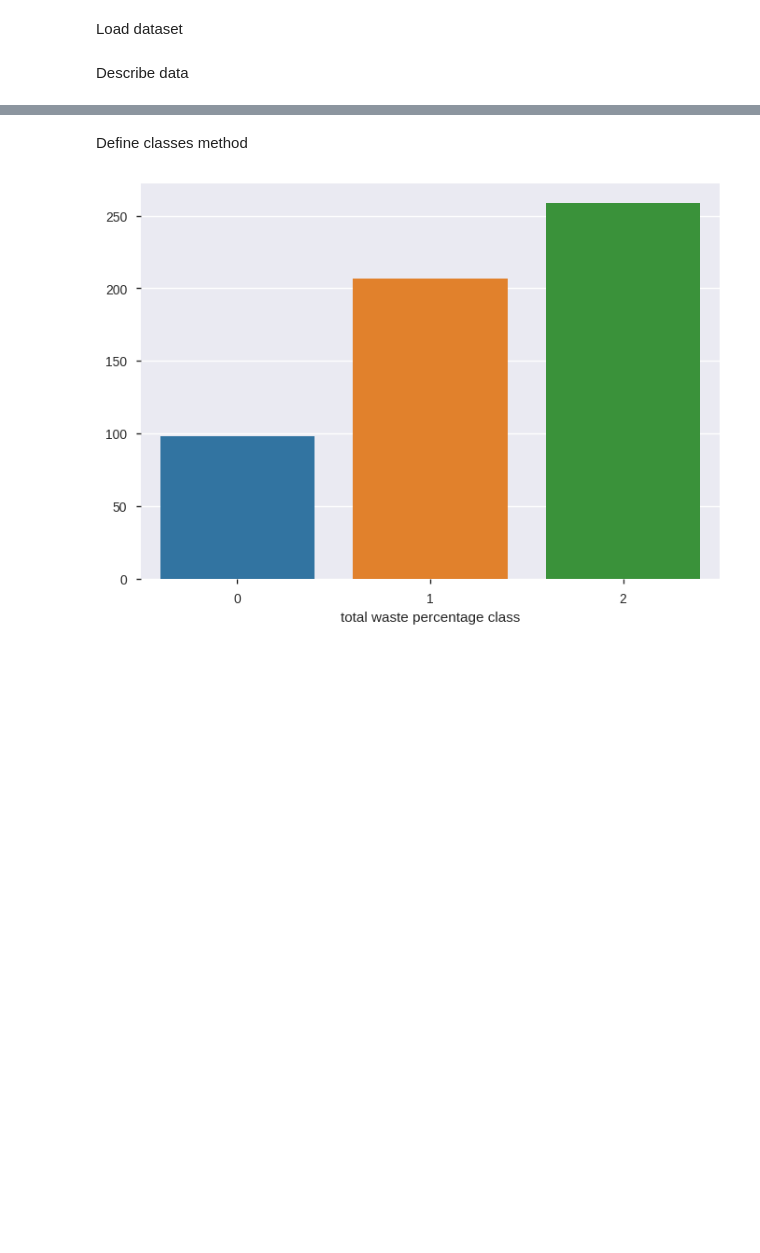
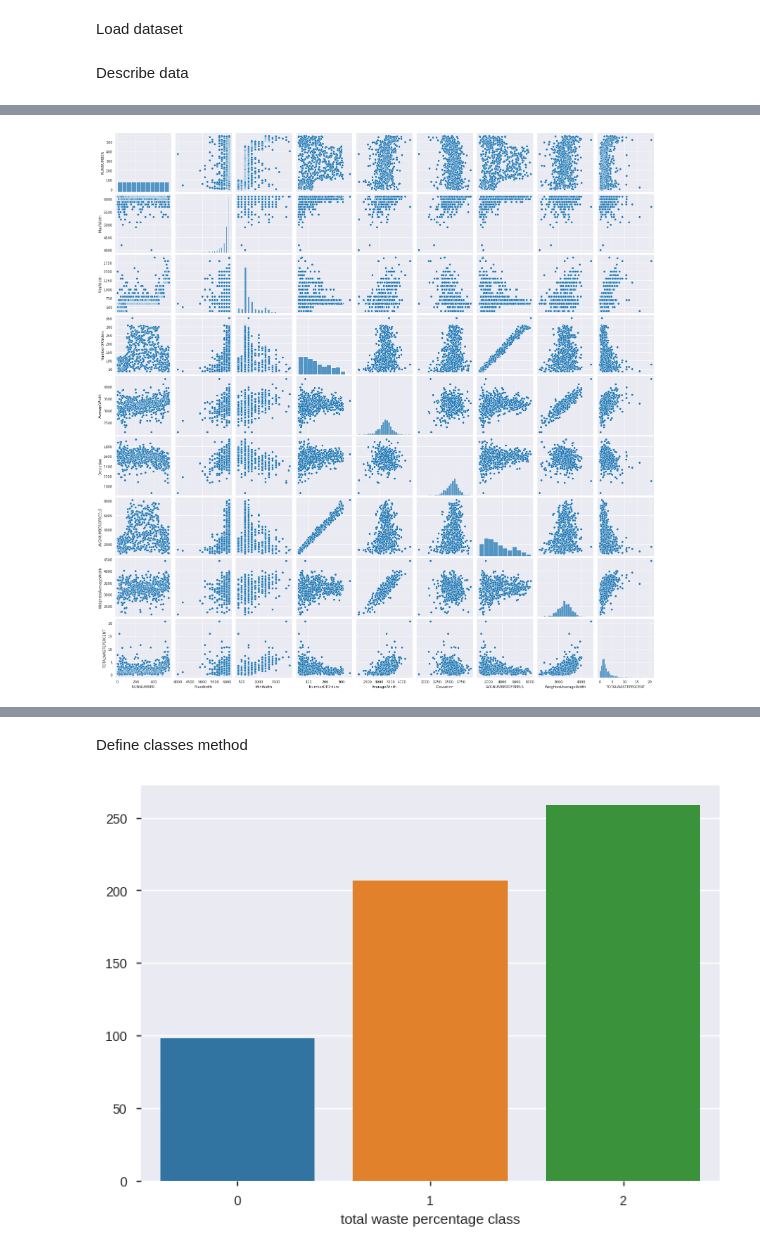
Before and after one commit to teoad95/Infusing-business-optimization-processes-with-machine-learning-and-expert-knowledge., a Jupyter notebook: Main_notebook.ipynb, the cells around one changed output, grey strips where cells are left out. Cells and saved outputs as stored; diff of their text form; code cells hidden in the pictures; blank space fills up the shorter version.

```diff
--- a/Main_notebook.ipynb
+++ b/Main_notebook.ipynb
@@ -69,0 +91,4 @@ runs = runs.fillna(0)
+# %%
+ax = sns.pairplot(runs[runs.columns])
+# %% [output]
+[figure, added]
```
Also changed, not shown: parts of 16 cells of this notebook.
